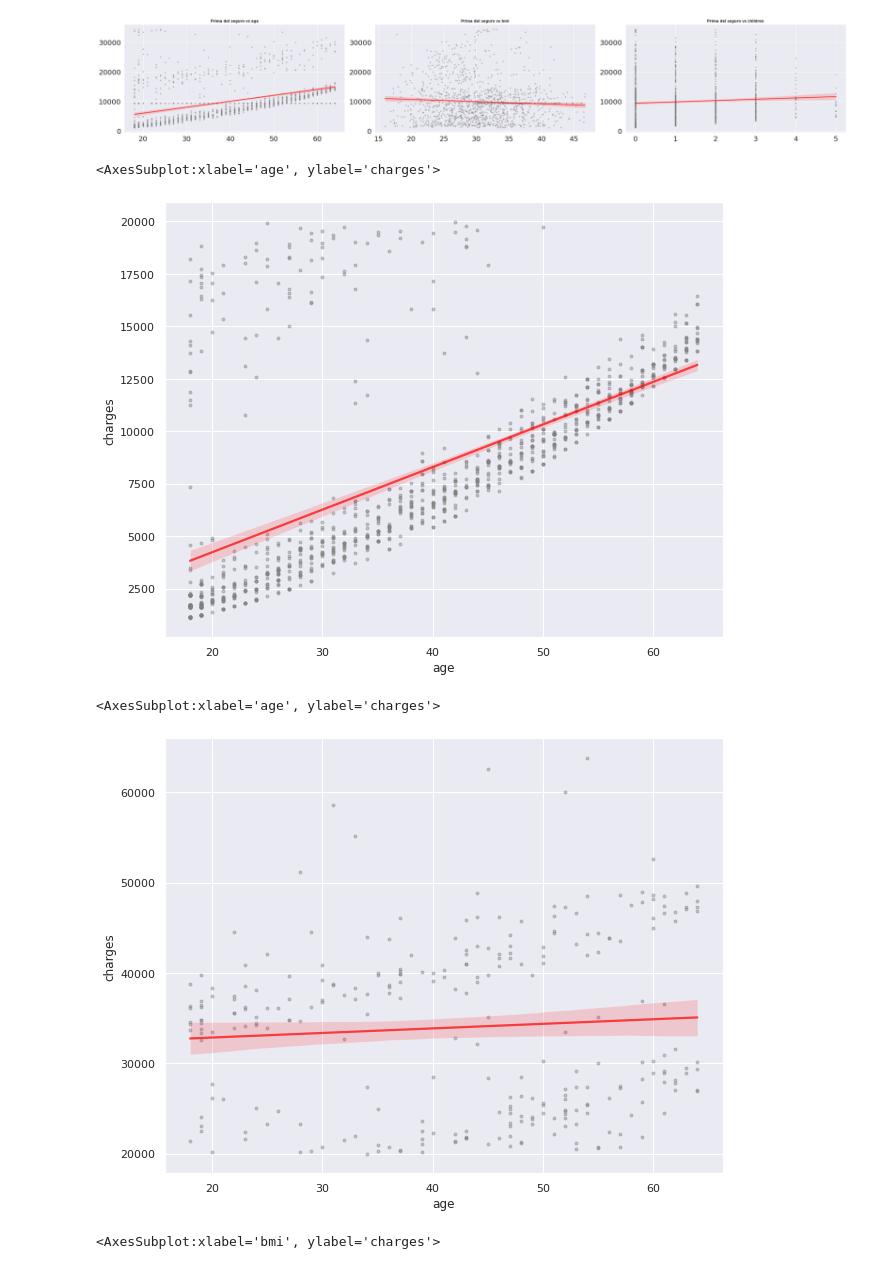
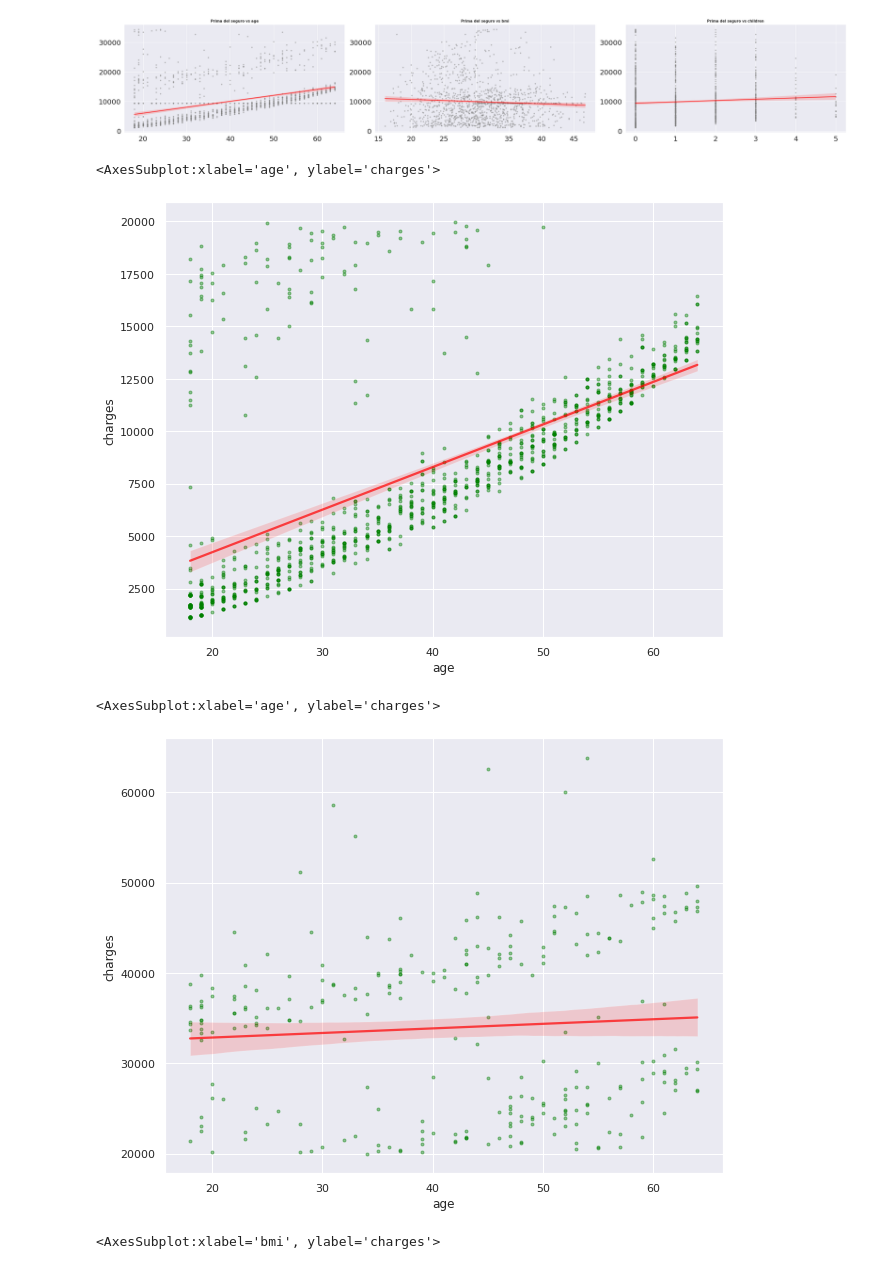
Before and after one commit to Adalab/DA-modulo-3-sprint-1-ana-anak, a Jupyter notebook: 01-RL-ML-Intro.ipynb, the cells around one changed output. Saved outputs shown, nothing was run; the diff lists cells and outputs as text; code cells hidden in the pictures.

```diff
--- a/01-RL-ML-Intro.ipynb
+++ b/01-RL-ML-Intro.ipynb
@@ -633,25 +633,25 @@ fig.delaxes(axes[-3]);
 # %%
 sns.regplot(
         x = df3['age'],
         y = df3["charges"],
-        color = "gray",
+        color = "green",
         marker = ".",
         scatter_kws = {"alpha": 0.4},
         line_kws = {"color": "red", "alpha": 0.7 } )
 # %% [output]
 <AxesSubplot:xlabel='age', ylabel='charges'>
-[figure, old version]
+[figure, new version]
 # %%
 sns.regplot(
         x = df4['age'],
         y = df4["charges"],
-        color = "gray",
+        color = "green",
         marker = ".",
         scatter_kws = {"alpha": 0.4},
         line_kws = {"color": "red", "alpha": 0.7 })
 # %% [output]
 <AxesSubplot:xlabel='age', ylabel='charges'>
-[figure, old version]
+[figure, new version]
 # %%
 sns.regplot(
         x = df4['bmi'],
```
Also changed, not shown: parts of 16 cells of this notebook, 1 other file.
